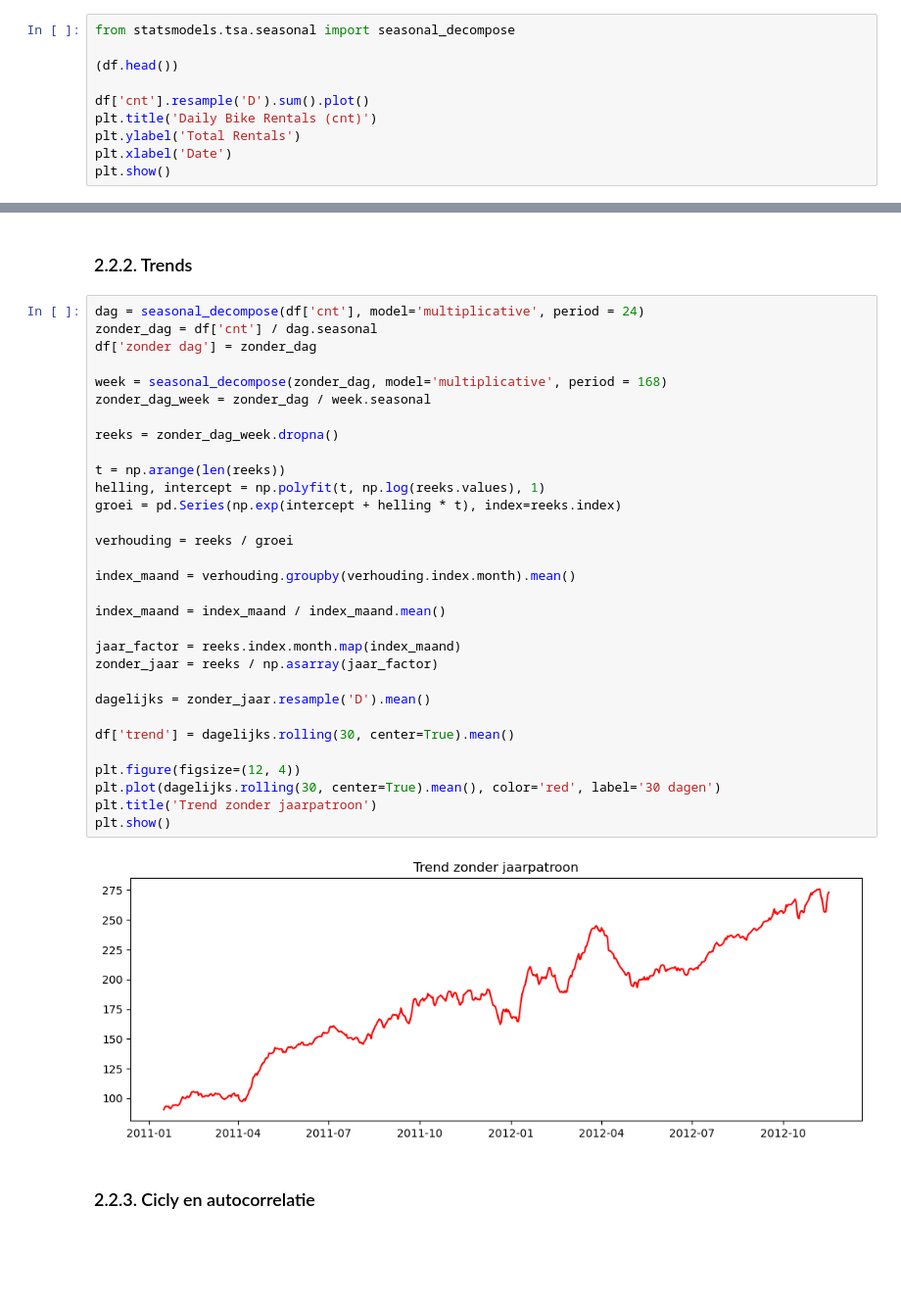
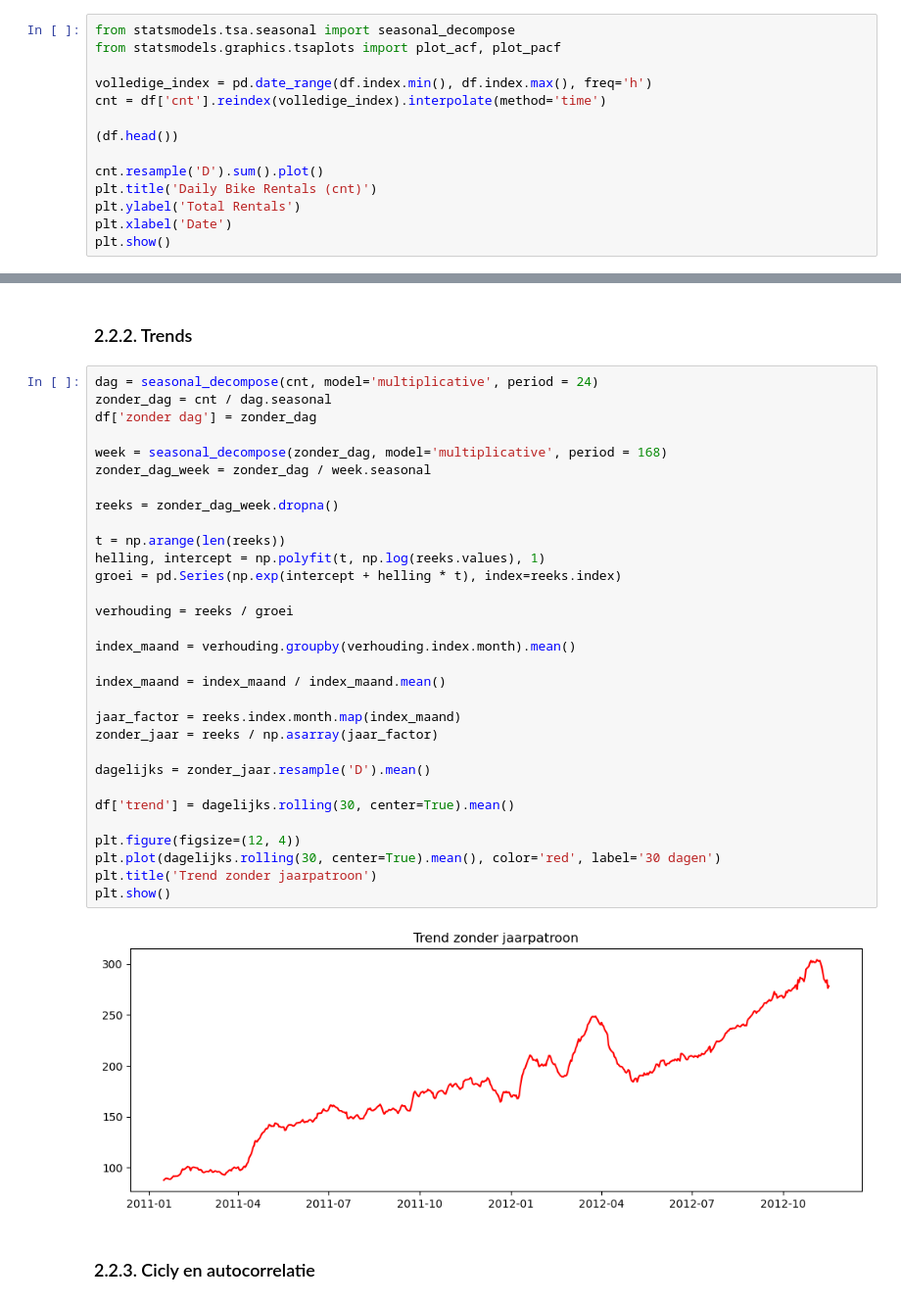
Before and after one commit to Roan-hhs/machine_learning_semester3, a Jupyter notebook: portfolio_2/portfolio2.ipynb, the cells around one changed output, grey strips where cells are left out. Shown at 98% size. Cells and saved outputs as stored; diff of their text form; blank space fills up the shorter version.

```diff
--- a/portfolio_2/portfolio2.ipynb
+++ b/portfolio_2/portfolio2.ipynb
@@ -271,10 +271,14 @@ for column in visualize_columns:
 ## 2.2. Onderzoek en uitleg van onderdelen
 # %%
 from statsmodels.tsa.seasonal import seasonal_decompose
+from statsmodels.graphics.tsaplots import plot_acf, plot_pacf
+
+volledige_index = pd.date_range(df.index.min(), df.index.max(), freq='h')
+cnt = df['cnt'].reindex(volledige_index).interpolate(method='time')
 
 (df.head())
 
-df['cnt'].resample('D').sum().plot()
+cnt.resample('D').sum().plot()
 plt.title('Daily Bike Rentals (cnt)')
 plt.ylabel('Total Rentals')
 plt.xlabel('Date')
@@ -317,37 +321,37 @@ Cycle length:   24.04 hours
 # %% [markdown]
 ### 2.2.2. Trends
 # %%
-dag = seasonal_decompose(df['cnt'], model='multiplicative', period = 24)
-zonder_dag = df['cnt'] / dag.seasonal
+dag = seasonal_decompose(cnt, model='multiplicative', period = 24)
+zonder_dag = cnt / dag.seasonal
 df['zonder dag'] = zonder_dag
 
 week = seasonal_decompose(zonder_dag, model='multiplicative', period = 168)
 zonder_dag_week = zonder_dag / week.seasonal
 
 reeks = zonder_dag_week.dropna()
 
 t = np.arange(len(reeks))
 helling, intercept = np.polyfit(t, np.log(reeks.values), 1)
 groei = pd.Series(np.exp(intercept + helling * t), index=reeks.index)
 
 verhouding = reeks / groei
 
 index_maand = verhouding.groupby(verhouding.index.month).mean()
 
 index_maand = index_maand / index_maand.mean()
 
 jaar_factor = reeks.index.month.map(index_maand)
 zonder_jaar = reeks / np.asarray(jaar_factor)
 
 dagelijks = zonder_jaar.resample('D').mean()
 
 df['trend'] = dagelijks.rolling(30, center=True).mean()
 
 plt.figure(figsize=(12, 4))
 plt.plot(dagelijks.rolling(30, center=True).mean(), color='red', label='30 dagen')
 plt.title('Trend zonder jaarpatroon')
 plt.show()
 # %% [output]
-[figure, old version]
+[figure, new version]
 # %% [markdown]
 ### 2.2.3. Cicly en autocorrelatie
```
Also changed, not shown: parts of 4 cells of this notebook.
